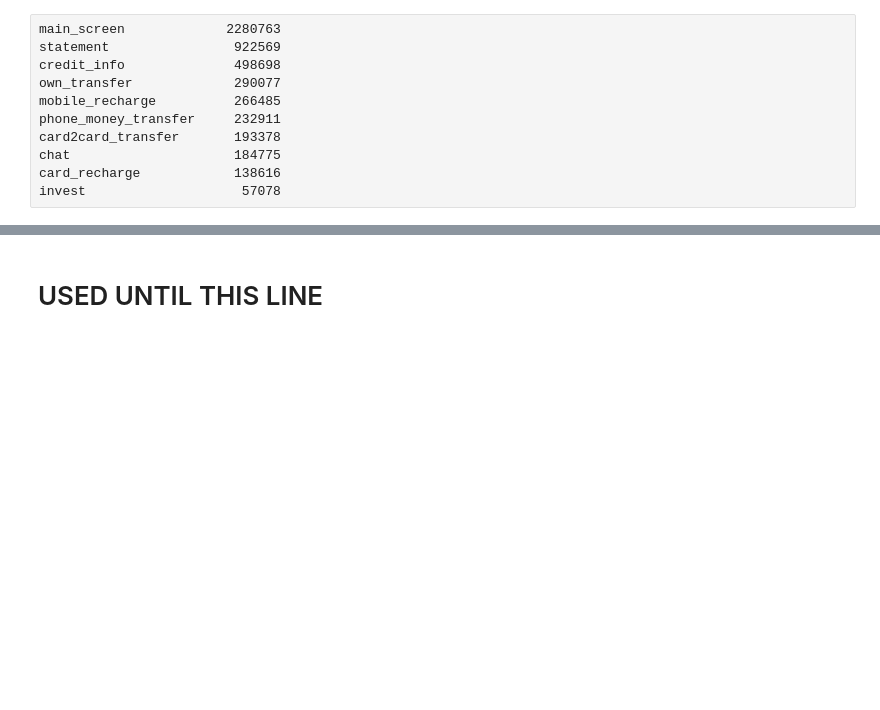
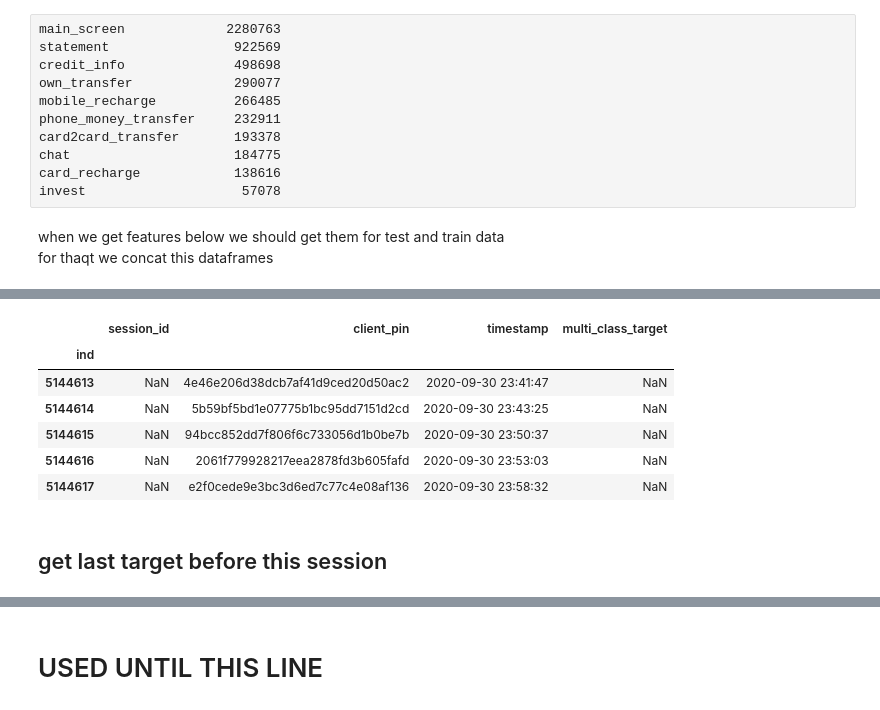
Before and after one commit to v010ch/AlfaBattle20_task1, a Jupyter notebook: step2_features_collect_stats.ipynb, the cells around one changed output, grey strips where cells are left out. Drawn from its saved outputs; the diff is of its cells as text; code cells hidden in the pictures; blank space fills up the shorter version.

```diff
--- a/step2_features_collect_stats.ipynb
+++ b/step2_features_collect_stats.ipynb
@@ -482,3 +467,19 @@ card2card_transfer       193378
 chat                     184775
 card_recharge            138616
 invest                    57078
+# %% [markdown]
+when we get features below we should get them for test and train data
+for thaqt we concat this dataframes
+# %%
+%%time
+data_train = pd.read_csv(os.path.join(DATA, 'alfabattle2_abattle_train_target.csv'), parse_dates=['timestamp'])#.sort_values(by = ['timestamp'])
+data_test = pd.read_csv(os.path.join(DATA, 'alfabattle2_prediction_session_timestamp.csv'), parse_dates=['timestamp'])#.sort_values(by = ['timestamp'])
+data = pd.concat([data_train, data_test])
+data.sort_values(by = ['timestamp'], inplace = True)
+
+data.reset_index(inplace = True)
+data.drop('index', axis = 1, inplace = True)
+data.index.name = 'ind'
+#data.head()
+data.tail()
+# %% [output]
@@ -484,0 +487,9 @@ invest                    57078
+|  | session_id | client_pin | timestamp | multi_class_target |
+| ind |  |  |  |  |
+| 5144613 | NaN | 4e46e206d38dcb7af41d9ced20d50ac2 | 2020-09-30 23:41:47 | NaN |
+| 5144614 | NaN | 5b59bf5bd1e07775b1bc95dd7151d2cd | 2020-09-30 23:43:25 | NaN |
+| 5144615 | NaN | 94bcc852dd7f806f6c733056d1b0be7b | 2020-09-30 23:50:37 | NaN |
+| 5144616 | NaN | 2061f779928217eea2878fd3b605fafd | 2020-09-30 23:53:03 | NaN |
+| 5144617 | NaN | e2f0cede9e3bc3d6ed7c77c4e08af136 | 2020-09-30 23:58:32 | NaN |
+# %% [markdown]
+## get last target before this session
```
Also changed, not shown: parts of 59 cells of this notebook, 12 other files.
